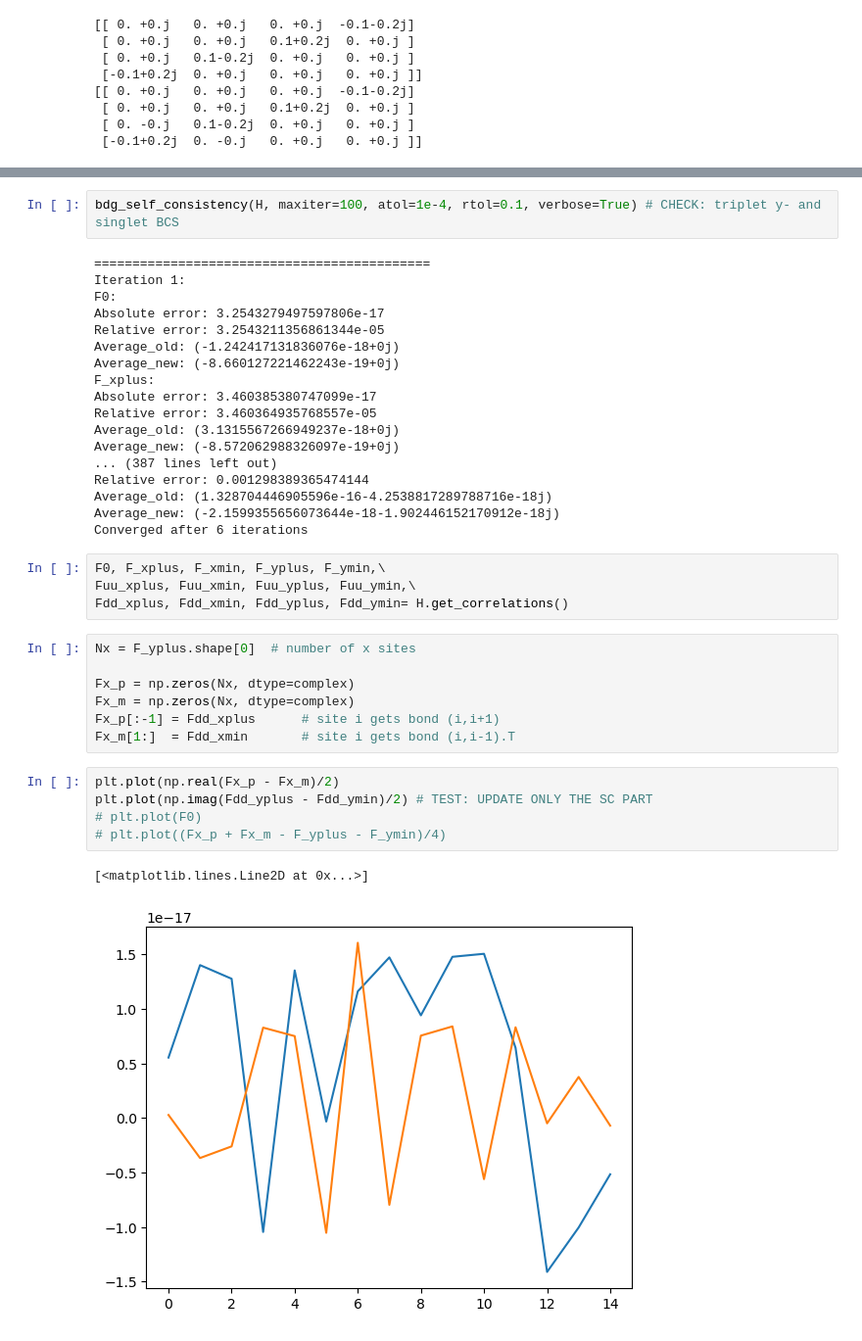
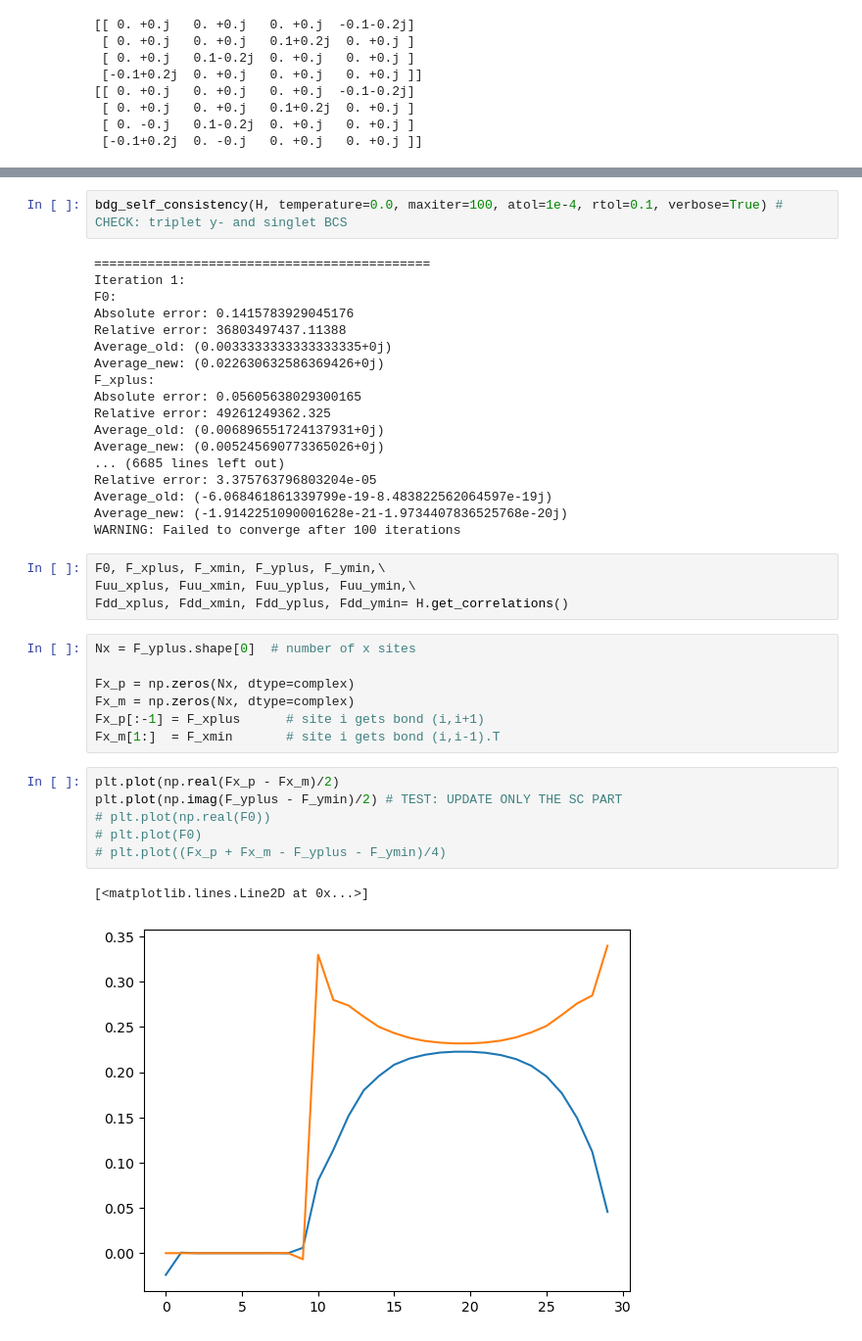
Before and after one commit to emilssp/master-thesis-codebase, a Jupyter notebook: notebooks/NP_v2.ipynb, the cells around one changed output, grey strips where cells are left out. Shown at 98% size. Cells and saved outputs as stored; diff of their text form.

```diff
--- a/notebooks/NP_v2.ipynb
+++ b/notebooks/NP_v2.ipynb
@@ -102,23 +98,23 @@ Converged after 54 iterations
 # %%
-bdg_self_consistency(H, maxiter=100, atol=1e-4, rtol=0.1, verbose=True) # CHECK: triplet y- and singlet BCS
+bdg_self_consistency(H, temperature=0.0, maxiter=100, atol=1e-4, rtol=0.1, verbose=True) # CHECK: triplet y- and singlet BCS
 # %% [output]
 ============================================
 Iteration 1:
 F0:
-Absolute error: 3.2543279497597806e-17
-Relative error: 3.2543211356861344e-05
-Average_old: (-1.242417131836076e-18+0j)
-Average_new: (-8.660127221462243e-19+0j)
+Absolute error: 0.1415783929045176
+Relative error: 36803497437.11388
+Average_old: (0.0033333333333333335+0j)
+Average_new: (0.022630632586369426+0j)
 F_xplus:
-Absolute error: 3.460385380747099e-17
-Relative error: 3.460364935768557e-05
-Average_old: (3.1315567266949237e-18+0j)
-Average_new: (-8.572062988326097e-19+0j)
-... (387 lines left out)
-Relative error: 0.001298389365474144
-Average_old: (1.328704446905596e-16-4.2538817289788716e-18j)
-Average_new: (-2.1599355656073644e-18-1.902446152170912e-18j)
-Converged after 6 iterations
+Absolute error: 0.05605638029300165
+Relative error: 49261249362.325
+Average_old: (0.006896551724137931+0j)
+Average_new: (0.005245690773365026+0j)
+... (6685 lines left out)
+Relative error: 3.375763796803204e-05
+Average_old: (-6.068461861339799e-19-8.483822562064597e-19j)
+Average_new: (-1.9142251090001628e-21-1.9734407836525768e-20j)
+WARNING: Failed to converge after 100 iterations
 # %%
 F0, F_xplus, F_xmin, F_yplus, F_ymin,\
 Fuu_xplus, Fuu_xmin, Fuu_yplus, Fuu_ymin,\
@@ -128,13 +124,14 @@ Nx = F_yplus.shape[0]  # number of x sites
 
 Fx_p = np.zeros(Nx, dtype=complex)
 Fx_m = np.zeros(Nx, dtype=complex)
-Fx_p[:-1] = Fdd_xplus      # site i gets bond (i,i+1)
-Fx_m[1:]  = Fdd_xmin       # site i gets bond (i,i-1).T
+Fx_p[:-1] = F_xplus      # site i gets bond (i,i+1)
+Fx_m[1:]  = F_xmin       # site i gets bond (i,i-1).T
 # %%
 plt.plot(np.real(Fx_p - Fx_m)/2)
-plt.plot(np.imag(Fdd_yplus - Fdd_ymin)/2) # TEST: UPDATE ONLY THE SC PART
+plt.plot(np.imag(F_yplus - F_ymin)/2) # TEST: UPDATE ONLY THE SC PART
+# plt.plot(np.real(F0))
 # plt.plot(F0)
 # plt.plot((Fx_p + Fx_m - F_yplus - F_ymin)/4)
 # %% [output]
 [<matplotlib.lines.Line2D at 0x...>]
-[figure, old version]
+[figure, new version]
```
Also changed, not shown: parts of 4 cells of this notebook, 4 other files.
